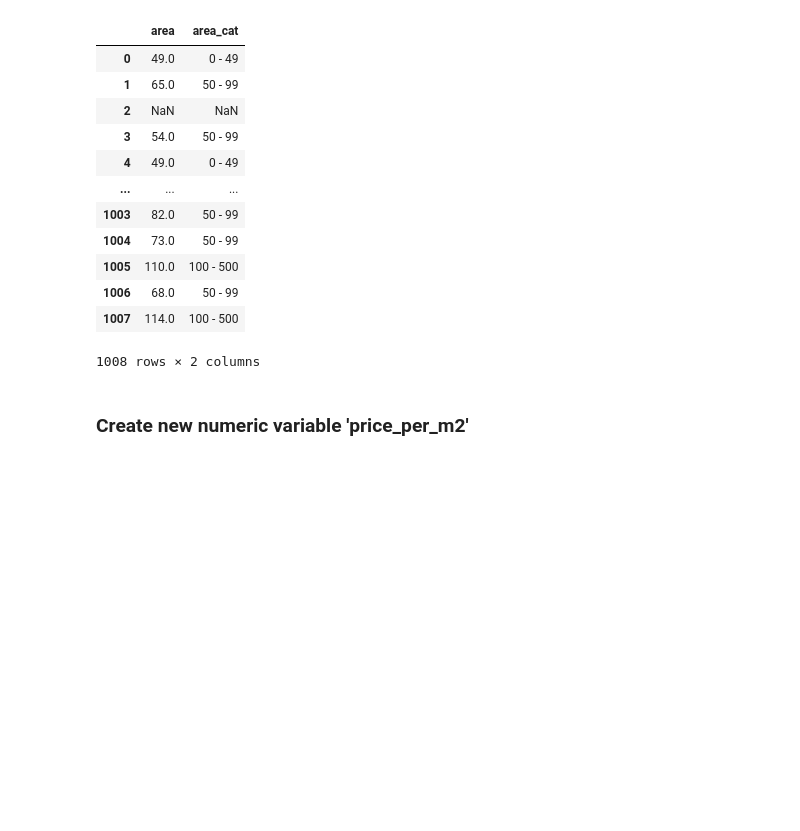
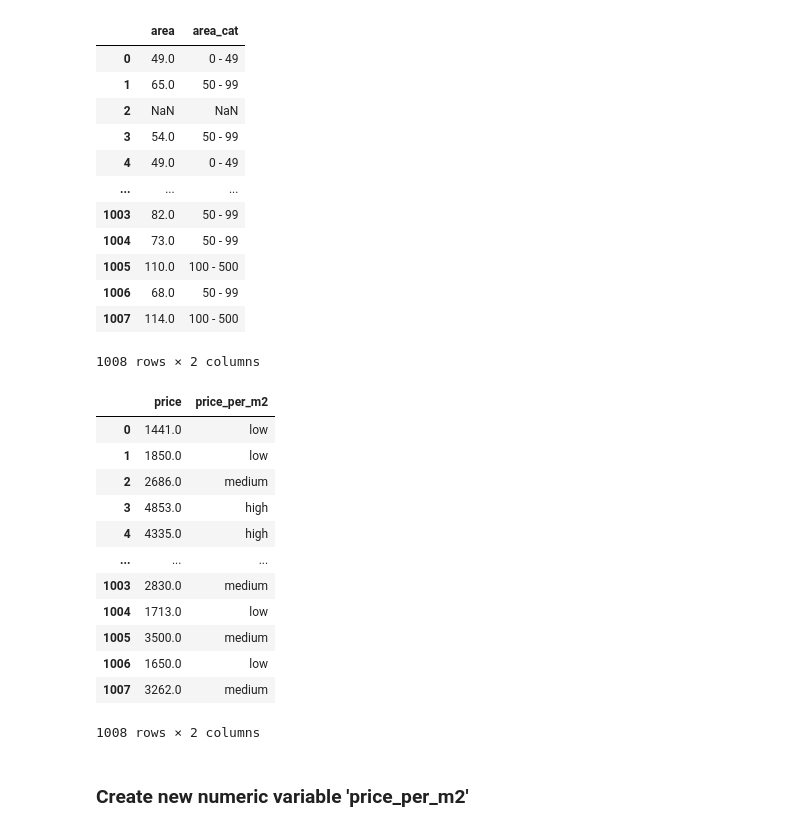
Before and after one commit to halialm/data_analytics, a Jupyter notebook: Week_03/apartments_data_preparation_zuerich.ipynb, the cells around one changed output. Drawn from its saved outputs; the diff is of its cells as text; code cells hidden in the pictures; blank space fills up the shorter version.

```diff
--- a/Week_03/apartments_data_preparation_zuerich.ipynb
+++ b/Week_03/apartments_data_preparation_zuerich.ipynb
@@ -274,6 +351,29 @@ df[['area', 'area_cat']]
 | 1006 | 68.0 | 50 - 99 |
 | 1007 | 114.0 | 100 - 500 |
 1008 rows × 2 columns
+# %%
+# Define classes (labels)
+labels = ['low', 'medium', 'high']
+
+# Use the .cut method from pandas to divide the numeric values in classes
+df["price_per_m2"] = pd.cut(df['price'], bins=[0, 2000, 4000, float('inf')], labels=labels)
+
+# Show original data and classes
+df[['price', 'price_per_m2']]
+# %% [output]
+|  | price | price_per_m2 |
+| 0 | 1441.0 | low |
+| 1 | 1850.0 | low |
+| 2 | 2686.0 | medium |
+| 3 | 4853.0 | high |
+| 4 | 4335.0 | high |
+| ... | ... | ... |
+| 1003 | 2830.0 | medium |
+| 1004 | 1713.0 | low |
+| 1005 | 3500.0 | medium |
+| 1006 | 1650.0 | low |
+| 1007 | 3262.0 | medium |
+1008 rows × 2 columns
 # %% [markdown]
 ### Create new numeric variable 'price_per_m2'
 # %%
```
Also changed, not shown: parts of 4 cells of this notebook, 3 other files.
